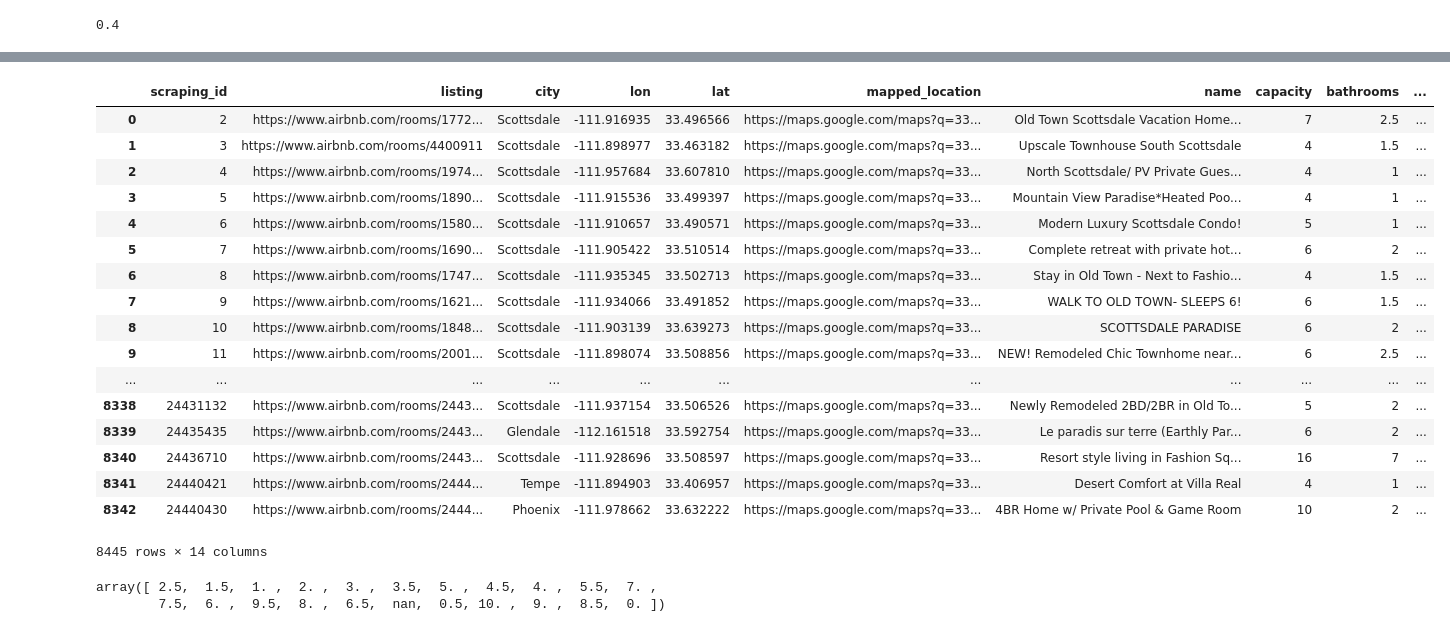
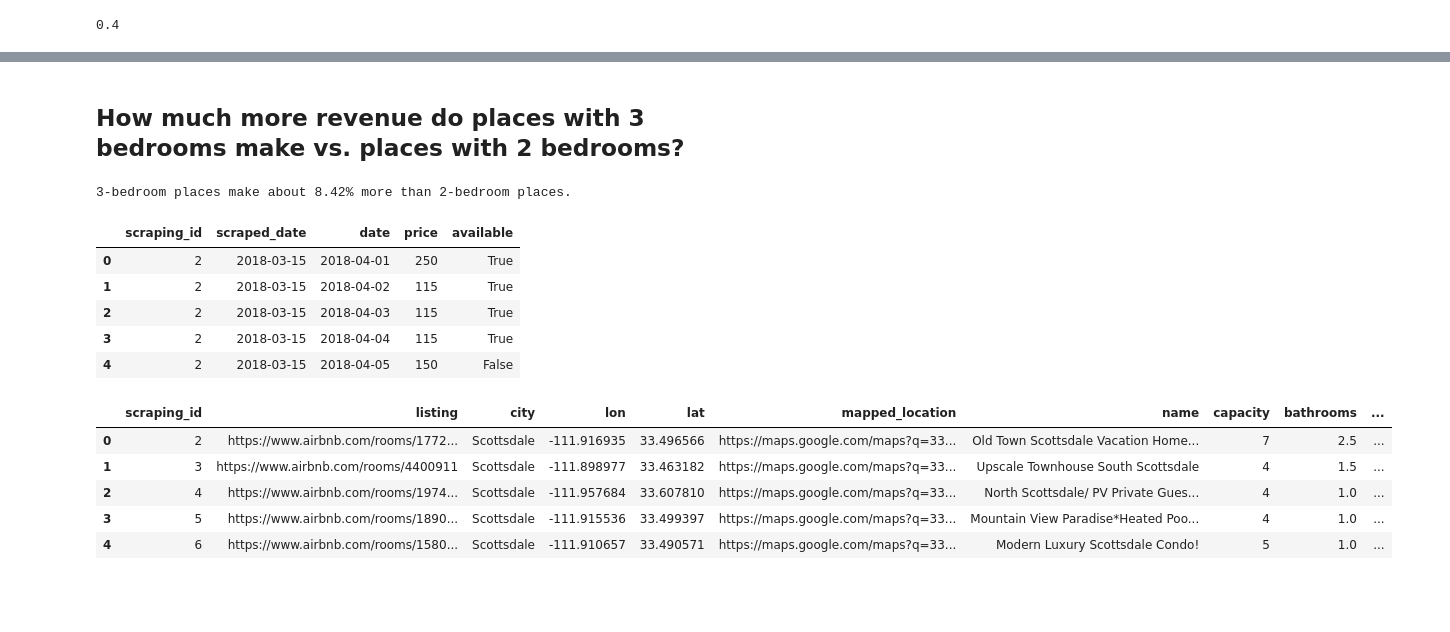
Before and after one commit to jeremyrchow/Residential_Data_Analysis, a Jupyter notebook: Analysis Notebook.ipynb, the cells around one changed output, grey strips where cells are left out. Saved outputs shown, nothing was run; the diff lists cells and outputs as text; code cells hidden in the pictures; blank space fills up the shorter version.

```diff
--- a/Analysis Notebook.ipynb
+++ b/Analysis Notebook.ipynb
@@ -4,6 +6,9 @@ import numpy as np
 import matplotlib.pyplot as plt
 import seaborn as sns
 from itertools import groupby
+# %%
+pd.__version__
+pd.set_option('display.max_rows', 0)
 # %% [markdown]
 To get the actual booking, probably look at MOST RECENT SCRAPE
 
@@ -123,8 +129,7 @@ data.head()
 | 3 | 2 | 2018-03-15 | 2018-04-04 | 115 | True |
 | 4 | 2 | 2018-03-15 | 2018-04-05 | 150 | False |
 # %%
-pd.set_option('display.max_rows', 500)
-data[data.scraping_id.isin([48]) & (data.date==pd.datetime(2018,5,9))]
+data[data.scraping_id.isin([48]) & (data.date==pd.datetime(2018,5,9))].head()
 # %% [output]
 |  | scraping_id | scraped_date | date | price | available |
 | 149318 | 48 | 2018-03-15 | 2018-05-09 | 99 | True |
@@ -245,0 +293,2 @@ df_test.was_occupied.sum()/(~df_test.available).sum()
+# %% [markdown]
+## How much more revenue do places with 3 bedrooms make vs. places with 2 bedrooms?
@@ -246,21 +305,23 @@ df_test.was_occupied.sum()/(~df_test.available).sum()
+# %%
+print(f'3-bedroom places make about {(three_bed_rev - two_bed_rev) / two_bed_rev*100:.2f}% more'
+      ' than 2-bedroom places.')
+# %% [output]
+3-bedroom places make about 8.42% more than 2-bedroom places.
+# %%
+data.head()
+# %% [output]
+|  | scraping_id | scraped_date | date | price | available |
+| 0 | 2 | 2018-03-15 | 2018-04-01 | 250 | True |
+| 1 | 2 | 2018-03-15 | 2018-04-02 | 115 | True |
+| 2 | 2 | 2018-03-15 | 2018-04-03 | 115 | True |
+| 3 | 2 | 2018-03-15 | 2018-04-04 | 115 | True |
+| 4 | 2 | 2018-03-15 | 2018-04-05 | 150 | False |
 # %%
-listings
+listings.head()
 # %% [output]
 |  | scraping_id | listing | city | lon | lat | mapped_location | name | capacity | bathrooms | ... |
 | 0 | 2 | https://www.airbnb.com/rooms/1772... | Scottsdale | -111.916935 | 33.496566 | https://maps.google.com/maps?q=33... | Old Town Scottsdale Vacation Home... | 7 | 2.5 | ... |
 | 1 | 3 | https://www.airbnb.com/rooms/4400911 | Scottsdale | -111.898977 | 33.463182 | https://maps.google.com/maps?q=33... | Upscale Townhouse South Scottsdale | 4 | 1.5 | ... |
-| 2 | 4 | https://www.airbnb.com/rooms/1974... | Scottsdale | -111.957684 | 33.607810 | https://maps.google.com/maps?q=33... | North Scottsdale/ PV Private Gues... | 4 | 1 | ... |
-| 3 | 5 | https://www.airbnb.com/rooms/1890... | Scottsdale | -111.915536 | 33.499397 | https://maps.google.com/maps?q=33... | Mountain View Paradise*Heated Poo... | 4 | 1 | ... |
-| 4 | 6 | https://www.airbnb.com/rooms/1580... | Scottsdale | -111.910657 | 33.490571 | https://maps.google.com/maps?q=33... | Modern Luxury Scottsdale Condo! | 5 | 1 | ... |
-| 5 | 7 | https://www.airbnb.com/rooms/1690... | Scottsdale | -111.905422 | 33.510514 | https://maps.google.com/maps?q=33... | Complete retreat with private hot... | 6 | 2 | ... |
-| 6 | 8 | https://www.airbnb.com/rooms/1747... | Scottsdale | -111.935345 | 33.502713 | https://maps.google.com/maps?q=33... | Stay in Old Town - Next to Fashio... | 4 | 1.5 | ... |
-| 7 | 9 | https://www.airbnb.com/rooms/1621... | Scottsdale | -111.934066 | 33.491852 | https://maps.google.com/maps?q=33... | WALK TO OLD TOWN- SLEEPS 6! | 6 | 1.5 | ... |
-| 8 | 10 | https://www.airbnb.com/rooms/1848... | Scottsdale | -111.903139 | 33.639273 | https://maps.google.com/maps?q=33... | SCOTTSDALE PARADISE | 6 | 2 | ... |
-| 9 | 11 | https://www.airbnb.com/rooms/2001... | Scottsdale | -111.898074 | 33.508856 | https://maps.google.com/maps?q=33... | NEW! Remodeled Chic Townhome near... | 6 | 2.5 | ... |
-| ... | ... | ... | ... | ... | ... | ... | ... | ... | ... | ... |
-| 8338 | 24431132 | https://www.airbnb.com/rooms/2443... | Scottsdale | -111.937154 | 33.506526 | https://maps.google.com/maps?q=33... | Newly Remodeled 2BD/2BR in Old To... | 5 | 2 | ... |
-| 8339 | 24435435 | https://www.airbnb.com/rooms/2443... | Glendale | -112.161518 | 33.592754 | https://maps.google.com/maps?q=33... | Le paradis sur terre (Earthly Par... | 6 | 2 | ... |
-| 8340 | 24436710 | https://www.airbnb.com/rooms/2443... | Scottsdale | -111.928696 | 33.508597 | https://maps.google.com/maps?q=33... | Resort style living in Fashion Sq... | 16 | 7 | ... |
-| 8341 | 24440421 | https://www.airbnb.com/rooms/2444... | Tempe | -111.894903 | 33.406957 | https://maps.google.com/maps?q=33... | Desert Comfort at Villa Real | 4 | 1 | ... |
-| 8342 | 24440430 | https://www.airbnb.com/rooms/2444... | Phoenix | -111.978662 | 33.632222 | https://maps.google.com/maps?q=33... | 4BR Home w/ Private Pool & Game Room | 10 | 2 | ... |
+| 2 | 4 | https://www.airbnb.com/rooms/1974... | Scottsdale | -111.957684 | 33.607810 | https://maps.google.com/maps?q=33... | North Scottsdale/ PV Private Gues... | 4 | 1.0 | ... |
+| 3 | 5 | https://www.airbnb.com/rooms/1890... | Scottsdale | -111.915536 | 33.499397 | https://maps.google.com/maps?q=33... | Mountain View Paradise*Heated Poo... | 4 | 1.0 | ... |
+| 4 | 6 | https://www.airbnb.com/rooms/1580... | Scottsdale | -111.910657 | 33.490571 | https://maps.google.com/maps?q=33... | Modern Luxury Scottsdale Condo! | 5 | 1.0 | ... |
-8445 rows × 14 columns
@@ -269,5 +327,0 @@ data_available=find_available_counts(data)
-# %%
-listings.bathrooms.astype(float).unique()
-# %% [output]
-array([ 2.5,  1.5,  1. ,  2. ,  3. ,  3.5,  5. ,  4.5,  4. ,  5.5,  7. ,
-        7.5,  6. ,  9.5,  8. ,  6.5,  nan,  0.5, 10. ,  9. ,  8.5,  0. ])
```
Also changed, not shown: parts of 50 cells of this notebook, 1 other file.
